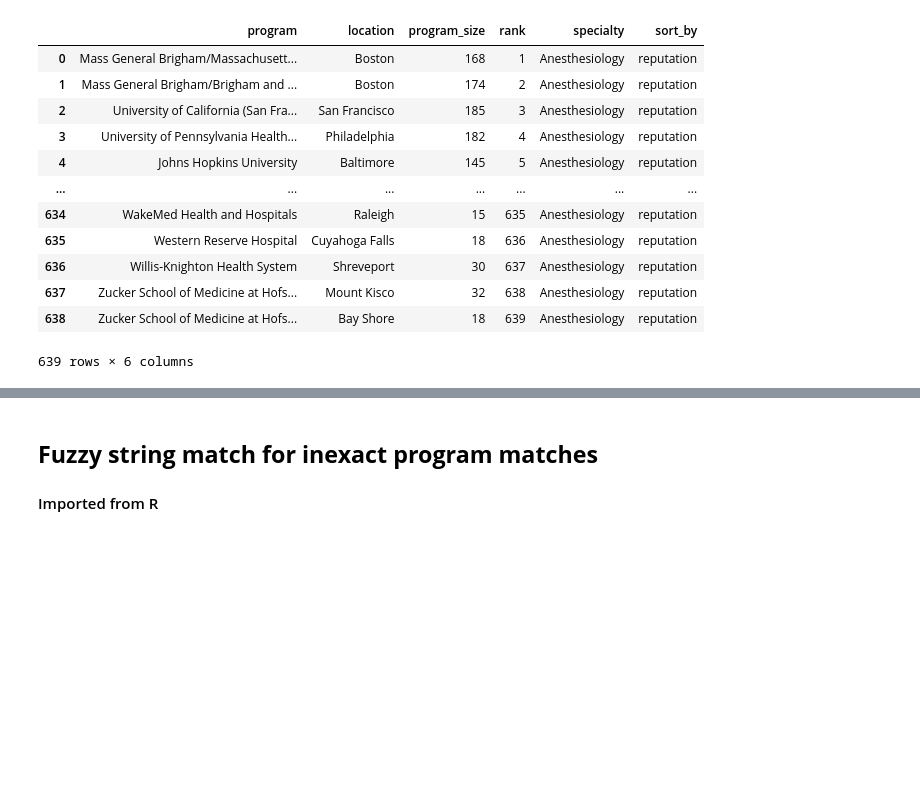
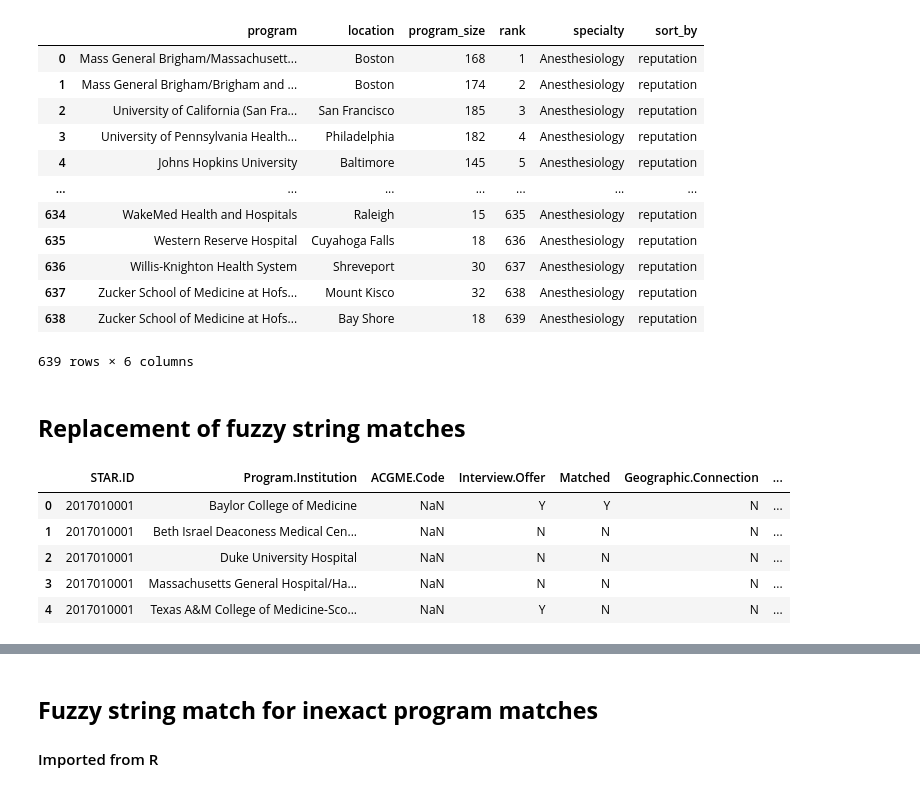
Before and after one commit to physicianscientists/Texas-STAR, a Jupyter notebook: 02_Doximity_ranker.ipynb, the cells around one changed output, grey strips where cells are left out. Drawn from its saved outputs; the diff is of its cells as text; code cells hidden in the pictures; blank space fills up the shorter version.

```diff
--- a/02_webscraper.ipynb
+++ b/02_Doximity_ranker.ipynb
@@ -170,3 +189,16 @@ df
 | 637 | Zucker School of Medicine at Hofs... | Mount Kisco | 32 | 638 | Anesthesiology | reputation |
 | 638 | Zucker School of Medicine at Hofs... | Bay Shore | 18 | 639 | Anesthesiology | reputation |
 639 rows × 6 columns
+# %% [markdown]
+## **Replacement of fuzzy string matches**
+# %%
+# Importing merged star programs (merged with the applicant-level data from R)
+programs = pd.read_csv("tables/STAR_Programs_2017_2023_merged.csv")
+programs.head()
+# %% [output]
+|  | STAR.ID | Program.Institution | ACGME.Code | Interview.Offer | Matched | Geographic.Connection | ... |
+| 0 | 2017010001 | Baylor College of Medicine | NaN | Y | Y | N | ... |
+| 1 | 2017010001 | Beth Israel Deaconess Medical Cen... | NaN | N | N | N | ... |
+| 2 | 2017010001 | Duke University Hospital | NaN | N | N | N | ... |
+| 3 | 2017010001 | Massachusetts General Hospital/Ha... | NaN | N | N | N | ... |
+| 4 | 2017010001 | Texas A&M College of Medicine-Sco... | NaN | Y | N | N | ... |
```
Also changed, not shown: parts of 9 cells of this notebook, 40 other files.
